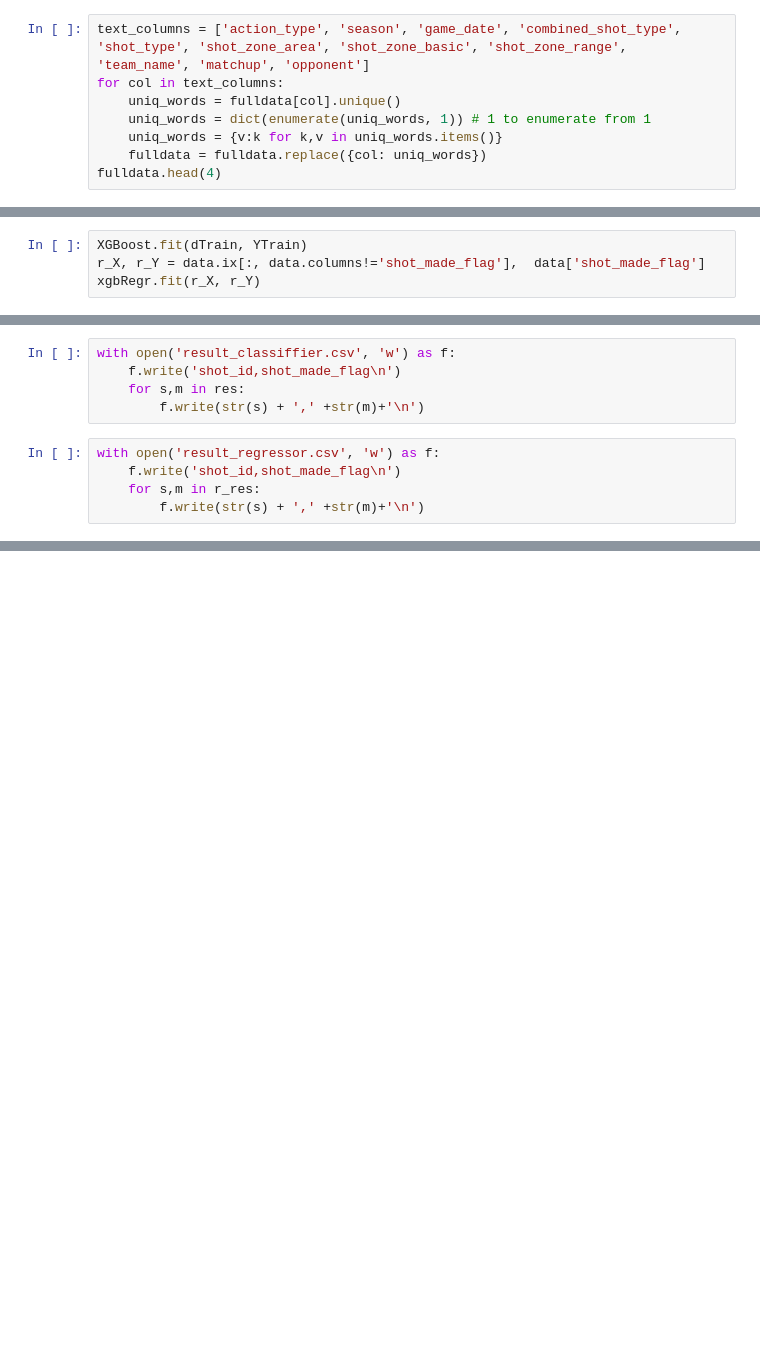
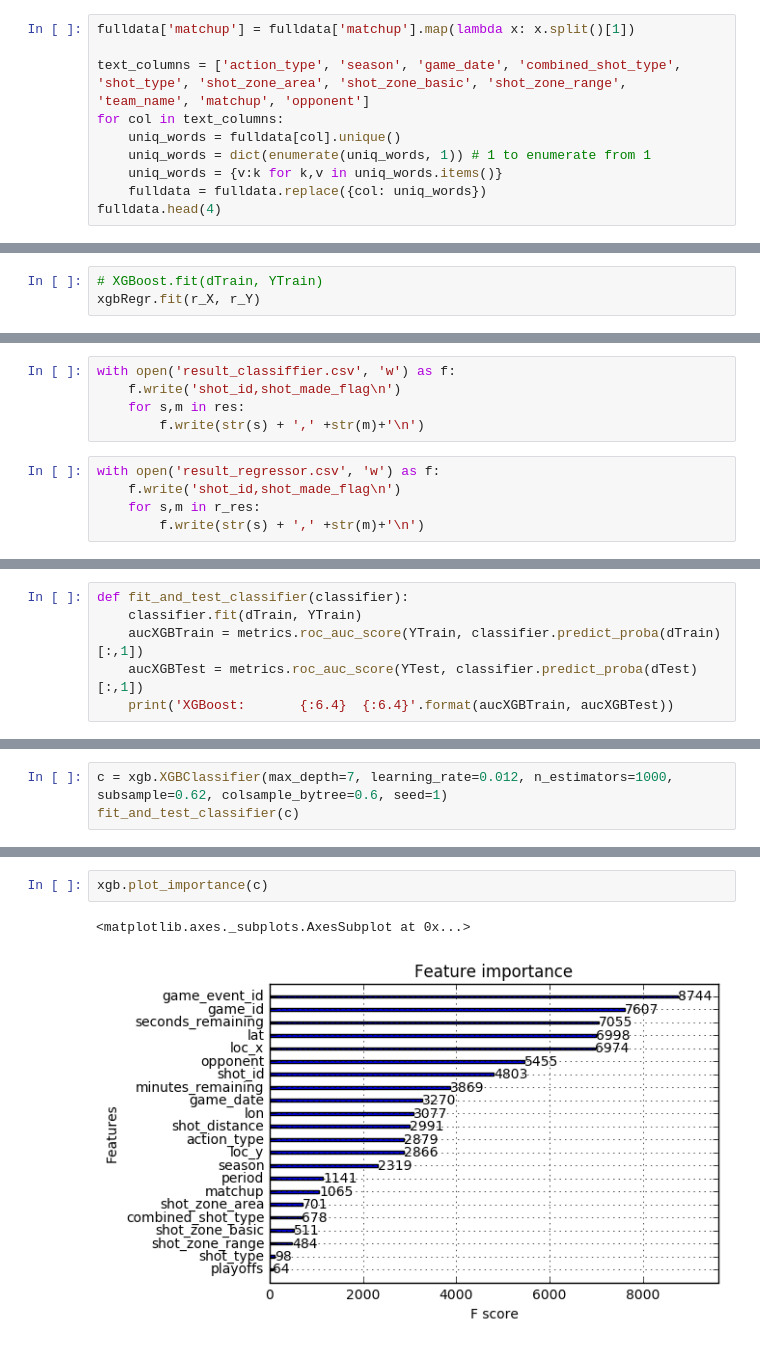
Before and after one commit to fateevstanislav/ml, a Jupyter notebook: Kobe/KobeSolve.ipynb, the cells around one changed output, grey strips where cells are left out. Saved outputs shown, nothing was run; the diff lists cells and outputs as text; blank space fills up the shorter version.

```diff
--- a/Kobe/KobeSolve.ipynb
+++ b/Kobe/KobeSolve.ipynb
@@ -17,6 +17,8 @@ fulldata.head(4)
 | 2 | Jump Shot | Jump Shot | 35 | 20000012 | 33.9093 | -101 | 135 | -118.3708 | ... |
 | 3 | Jump Shot | Jump Shot | 43 | 20000012 | 33.8693 | 138 | 175 | -118.1318 | ... |
 # %%
+fulldata['matchup'] = fulldata['matchup'].map(lambda x: x.split()[1])
+
 text_columns = ['action_type', 'season', 'game_date', 'combined_shot_type', 'shot_type', 'shot_zone_area', 'shot_zone_basic', 'shot_zone_range', 'team_name', 'matchup', 'opponent']
 for col in text_columns:
     uniq_words = fulldata[col].unique()
@@ -48,5 +51,4 @@ xgbRegr = xgb.XGBRegressor()
 # %%
-XGBoost.fit(dTrain, YTrain)
-r_X, r_Y = data.ix[:, data.columns!='shot_made_flag'],  data['shot_made_flag']
+# XGBoost.fit(dTrain, YTrain)
 xgbRegr.fit(r_X, r_Y)
 # %% [output]
@@ -103,0 +97,6 @@ for z in r_res[:3]:
+# %%
+def fit_and_test_classifier(classifier):
+    classifier.fit(dTrain, YTrain)
+    aucXGBTrain = metrics.roc_auc_score(YTrain, classifier.predict_proba(dTrain)[:,1])
+    aucXGBTest = metrics.roc_auc_score(YTest, classifier.predict_proba(dTest)[:,1])
+    print('XGBoost:       {:6.4}  {:6.4}'.format(aucXGBTrain, aucXGBTest))
@@ -103,0 +131,3 @@ for z in r_res[:3]:
+# %%
+c = xgb.XGBClassifier(max_depth=7, learning_rate=0.012, n_estimators=1000, subsample=0.62, colsample_bytree=0.6, seed=1)
+fit_and_test_classifier(c)
@@ -103,0 +145,5 @@ for z in r_res[:3]:
+# %%
+xgb.plot_importance(c)
+# %% [output]
+<matplotlib.axes._subplots.AxesSubplot at 0x...>
+[figure, added]
```
Also changed, not shown: parts of 14 cells of this notebook, 2 other files.
